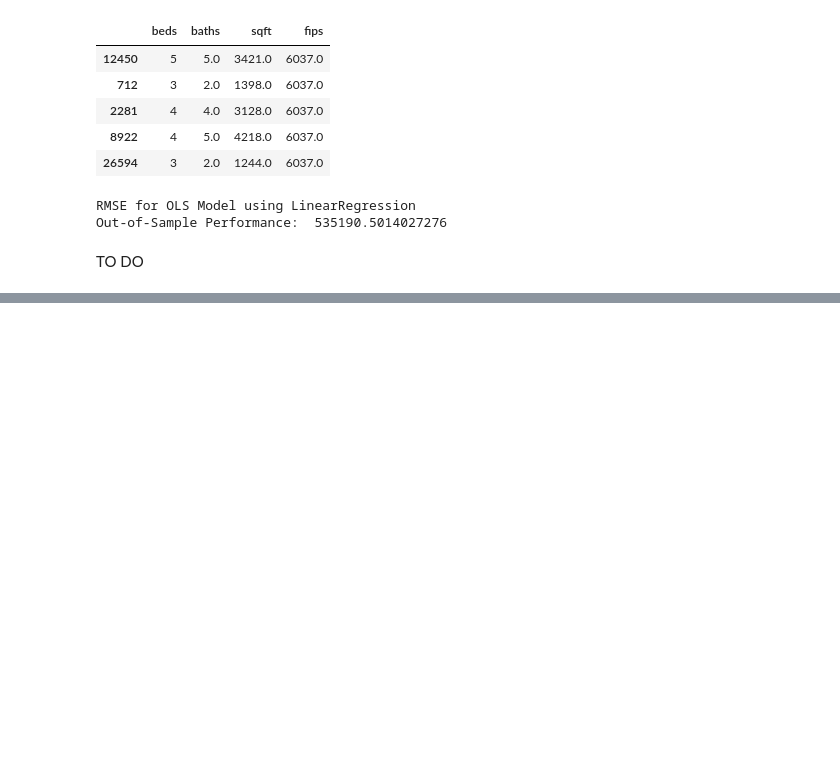
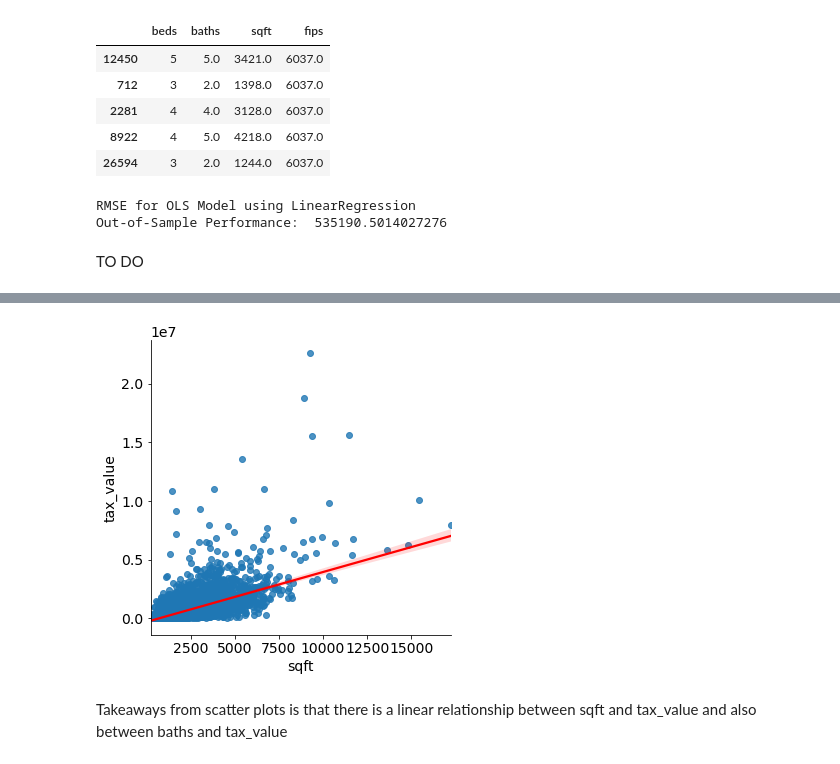
Before and after one commit to SLawsonWoods/zillow_project, a Jupyter notebook: zillow_final_notebook.ipynb, the cells around one changed output, grey strips where cells are left out. Saved outputs shown, nothing was run; the diff lists cells and outputs as text; code cells hidden in the pictures; blank space fills up the shorter version.

```diff
--- a/zillow_final_notebook.ipynb
+++ b/zillow_final_notebook.ipynb
@@ -1345,0 +1296,9 @@ Test Your Hypotheses: Analyze the drivers of a continuous target variable using
+# %%
+#Let's make a simple scatter plot but add a regression line.
+
+sns.lmplot(x="sqft", y="tax_value", data=train, line_kws={'color': 'red'})
+plt.show()
+# %% [output]
+[figure, added]
+# %% [markdown]
+Takeaways from scatter plots is that there is a linear relationship between sqft and tax_value and also between baths and tax_value
```
Also changed, not shown: parts of 19 cells of this notebook.
